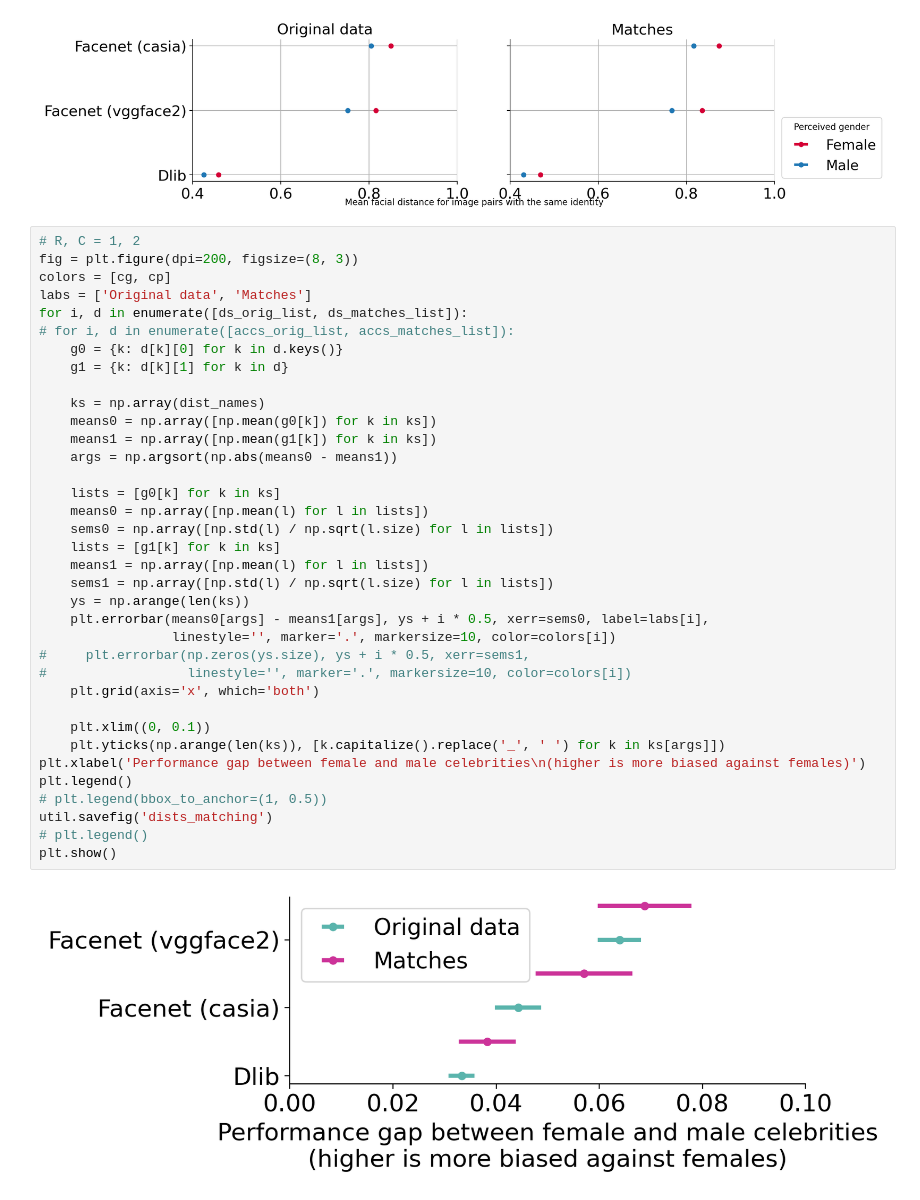
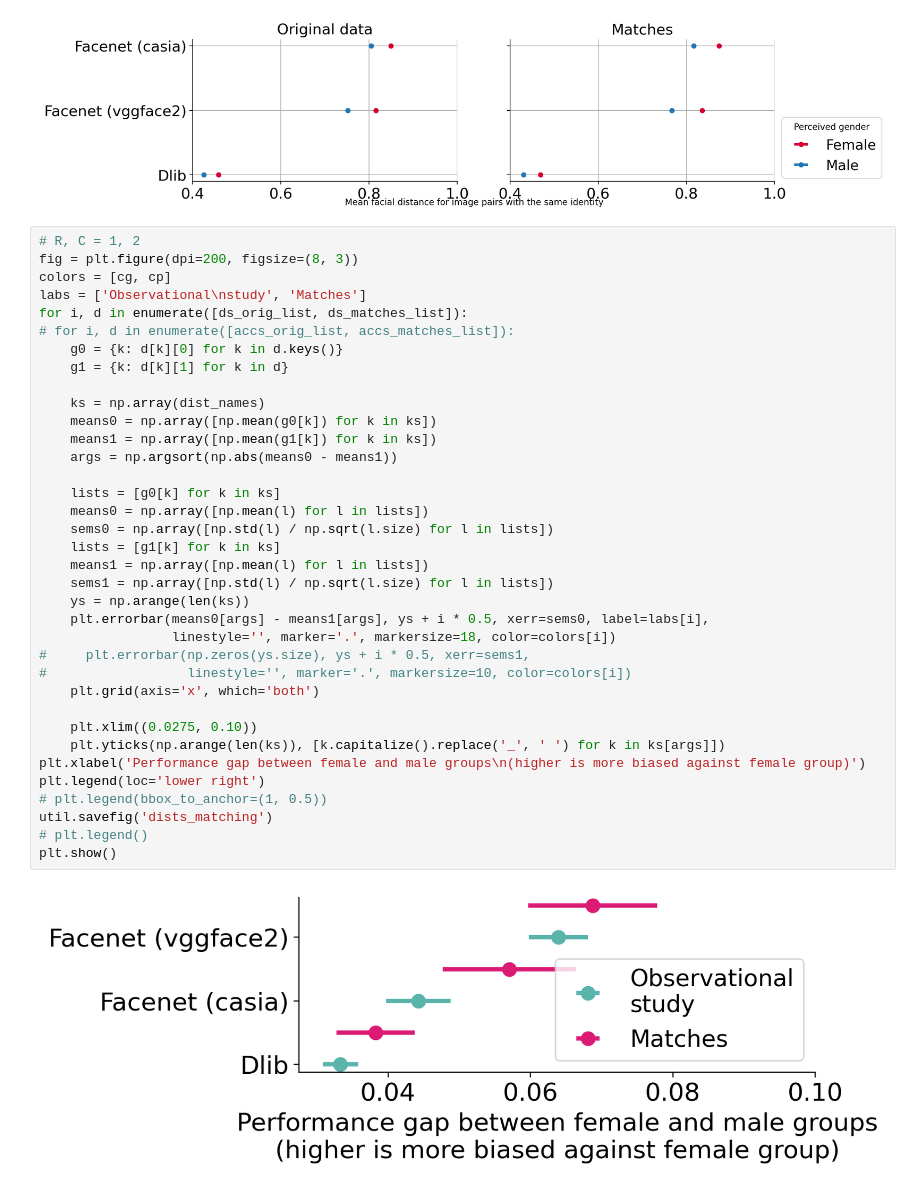
Before and after one commit to csinva/matching-with-gans, a Jupyter notebook: matching_benchmarking/06_analyze_matches_facerec.ipynb, the cells around one changed output. Drawn from its saved outputs; the diff is of its cells as text.

```diff
--- a/matching_benchmarking/06_analyze_matches_facerec.ipynb
+++ b/matching_benchmarking/06_analyze_matches_facerec.ipynb
@@ -124,37 +121,37 @@ plt.show()
 # R, C = 1, 2
 fig = plt.figure(dpi=200, figsize=(8, 3))
 colors = [cg, cp]
-labs = ['Original data', 'Matches']
+labs = ['Observational\nstudy', 'Matches']
 for i, d in enumerate([ds_orig_list, ds_matches_list]):
 # for i, d in enumerate([accs_orig_list, accs_matches_list]):
     g0 = {k: d[k][0] for k in d.keys()}
     g1 = {k: d[k][1] for k in d}
 
     ks = np.array(dist_names)
     means0 = np.array([np.mean(g0[k]) for k in ks])
     means1 = np.array([np.mean(g1[k]) for k in ks])
     args = np.argsort(np.abs(means0 - means1))
 
     lists = [g0[k] for k in ks]
     means0 = np.array([np.mean(l) for l in lists])
     sems0 = np.array([np.std(l) / np.sqrt(l.size) for l in lists])
     lists = [g1[k] for k in ks]
     means1 = np.array([np.mean(l) for l in lists])
     sems1 = np.array([np.std(l) / np.sqrt(l.size) for l in lists])
     ys = np.arange(len(ks))
     plt.errorbar(means0[args] - means1[args], ys + i * 0.5, xerr=sems0, label=labs[i],
-                 linestyle='', marker='.', markersize=10, color=colors[i])
+                 linestyle='', marker='.', markersize=18, color=colors[i])
 #     plt.errorbar(np.zeros(ys.size), ys + i * 0.5, xerr=sems1,
 #                  linestyle='', marker='.', markersize=10, color=colors[i])
     plt.grid(axis='x', which='both')
 
-    plt.xlim((0, 0.1))
+    plt.xlim((0.0275, 0.10))
     plt.yticks(np.arange(len(ks)), [k.capitalize().replace('_', ' ') for k in ks[args]])
-plt.xlabel('Performance gap between female and male celebrities\n(higher is more biased against females)')
-plt.legend()
+plt.xlabel('Performance gap between female and male groups\n(higher is more biased against female group)')
+plt.legend(loc='lower right')
 # plt.legend(bbox_to_anchor=(1, 0.5))
 util.savefig('dists_matching')
 # plt.legend()
 plt.show()
 # %% [output]
-[figure, old version]
+[figure, new version]
```
Also changed, not shown: parts of 1 cell of this notebook, 3 other files.
